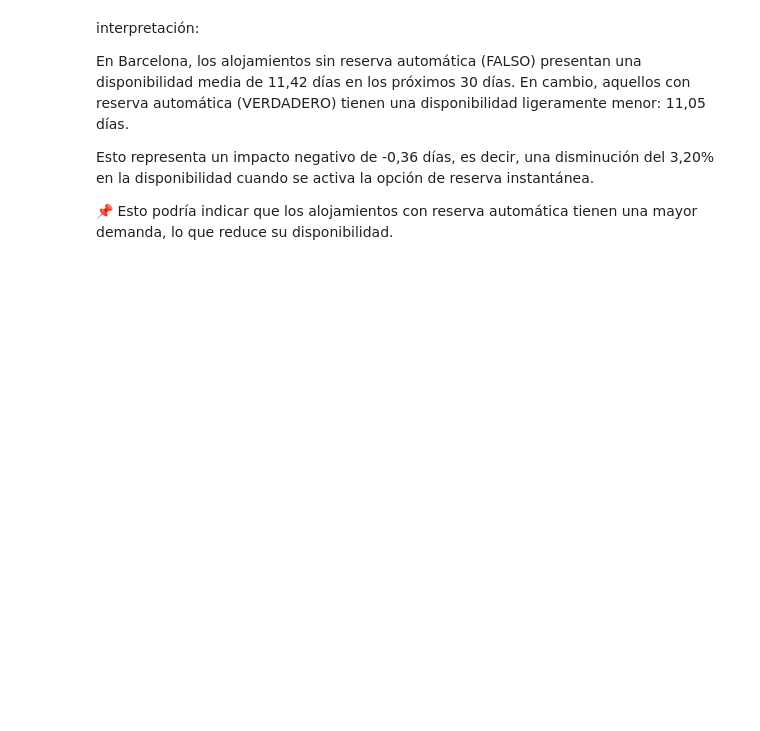
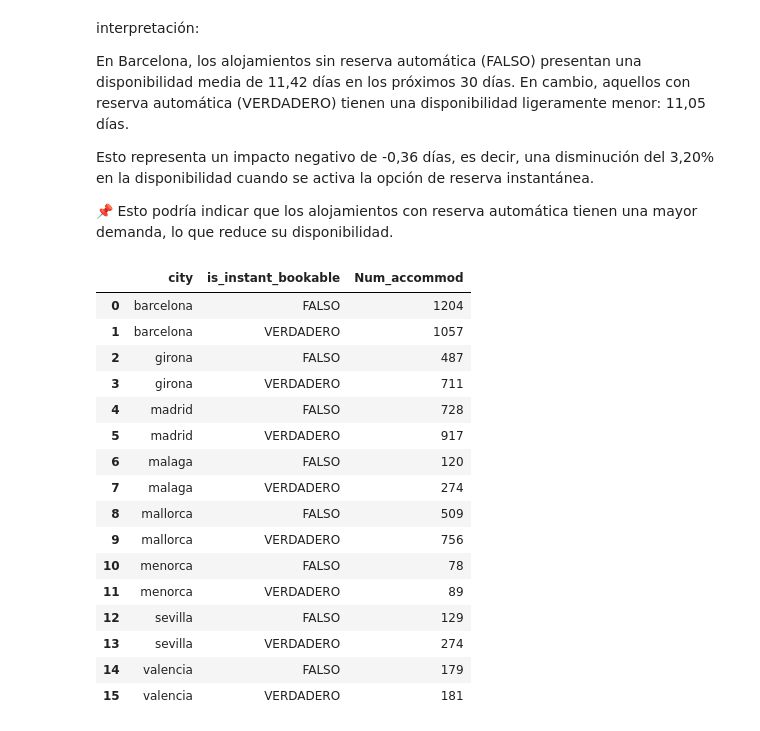
Before and after one commit to MarinaTorba/PersonalDataProrjects, a Jupyter notebook: Equip_10/Scripts/Sprint_2/Script_Sprint_2.ipynb, the cells around one changed output. Saved outputs shown, nothing was run; the diff lists cells and outputs as text; code cells hidden in the pictures; blank space fills up the shorter version.

```diff
--- a/Equip_10/Scripts/Sprint_2/Script_Sprint_2.ipynb
+++ b/Equip_10/Scripts/Sprint_2/Script_Sprint_2.ipynb
@@ -275,0 +384,20 @@ Esto representa un impacto negativo de -0,36 días, es decir, una disminución d
+# %%
+df.groupby(['city', 'is_instant_bookable']).size().reset_index(name= 'Num_accommod')
+# %% [output]
+|  | city | is_instant_bookable | Num_accommod |
+| 0 | barcelona | FALSO | 1204 |
+| 1 | barcelona | VERDADERO | 1057 |
+| 2 | girona | FALSO | 487 |
+| 3 | girona | VERDADERO | 711 |
+| 4 | madrid | FALSO | 728 |
+| 5 | madrid | VERDADERO | 917 |
+| 6 | malaga | FALSO | 120 |
+| 7 | malaga | VERDADERO | 274 |
+| 8 | mallorca | FALSO | 509 |
+| 9 | mallorca | VERDADERO | 756 |
+| 10 | menorca | FALSO | 78 |
+| 11 | menorca | VERDADERO | 89 |
+| 12 | sevilla | FALSO | 129 |
+| 13 | sevilla | VERDADERO | 274 |
+| 14 | valencia | FALSO | 179 |
+| 15 | valencia | VERDADERO | 181 |
```
Also changed, not shown: parts of 3 cells of this notebook.
